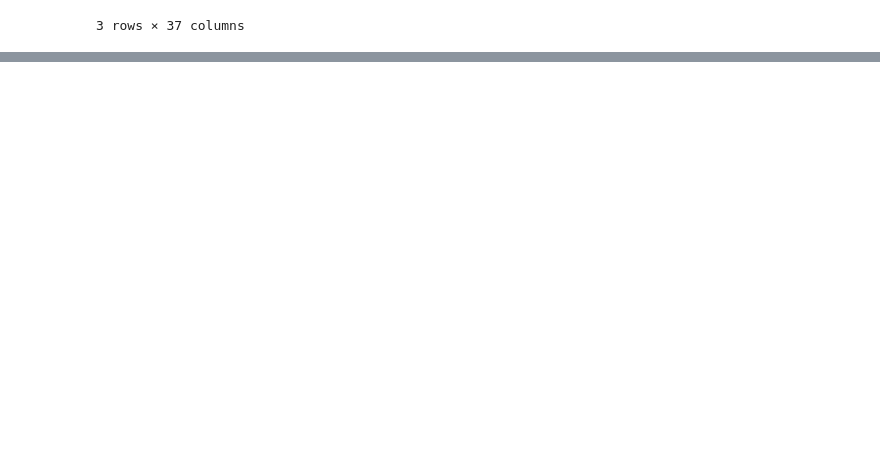
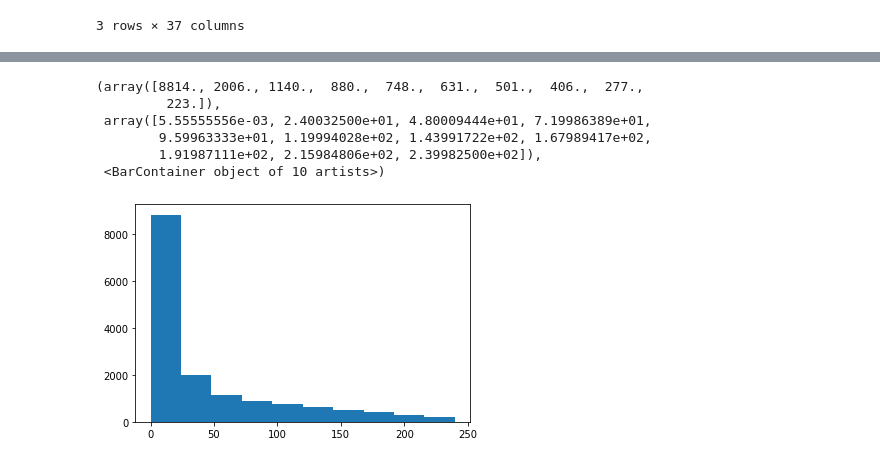
Before and after one commit to yy30537/AODFSE_14, a Jupyter notebook: shark.ipynb, the cells around one changed output, grey strips where cells are left out. Cells and saved outputs as stored; diff of their text form; code cells hidden in the pictures; blank space fills up the shorter version.

```diff
--- a/shark.ipynb
+++ b/shark.ipynb
@@ -182,0 +207,4 @@ closed_pull_requests_closed_by_different_person.where(closed_pull_requests_close
+# %%
+times = approved_review_times[['review_time_in_hours']]
+approved_under_an_hour = times.where(times['review_time_in_hours'] > 0).dropna()
+approved_under_an_hour.describe()
@@ -182,0 +221,10 @@ closed_pull_requests_closed_by_different_person.where(closed_pull_requests_close
+# %%
+plt.hist(approved_under_an_hour)
+# %% [output]
+(array([8814., 2006., 1140.,  880.,  748.,  631.,  501.,  406.,  277.,
+         223.]),
+ array([5.55555556e-03, 2.40032500e+01, 4.80009444e+01, 7.19986389e+01,
+        9.59963333e+01, 1.19994028e+02, 1.43991722e+02, 1.67989417e+02,
+        1.91987111e+02, 2.15984806e+02, 2.39982500e+02]),
+ <BarContainer object of 10 artists>)
+[figure, added]
```
Also changed, not shown: parts of 32 cells of this notebook.
